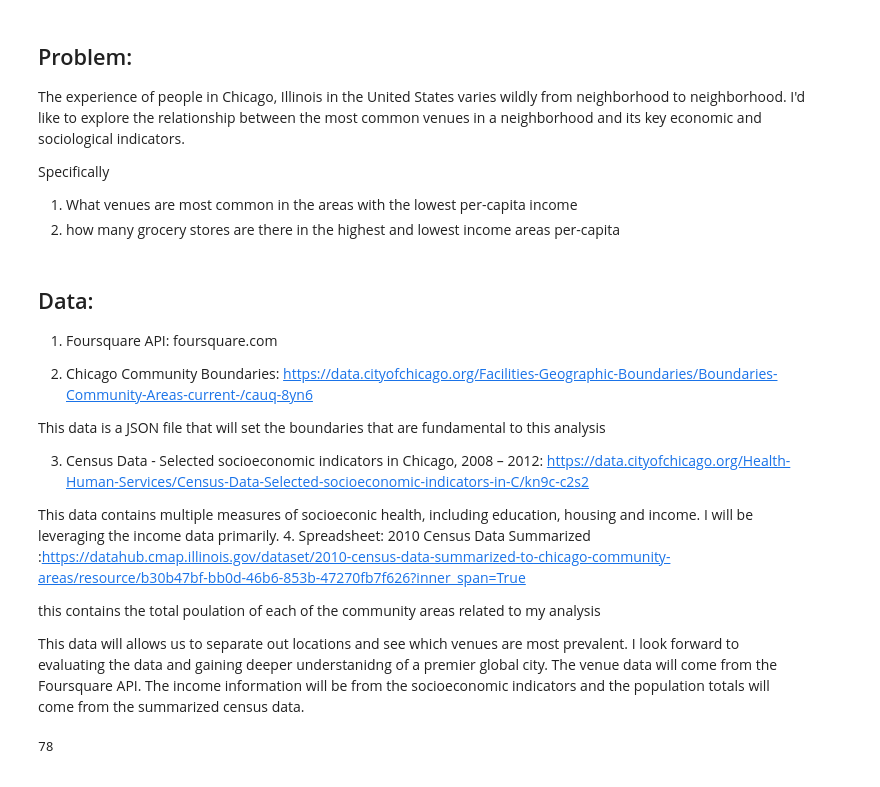
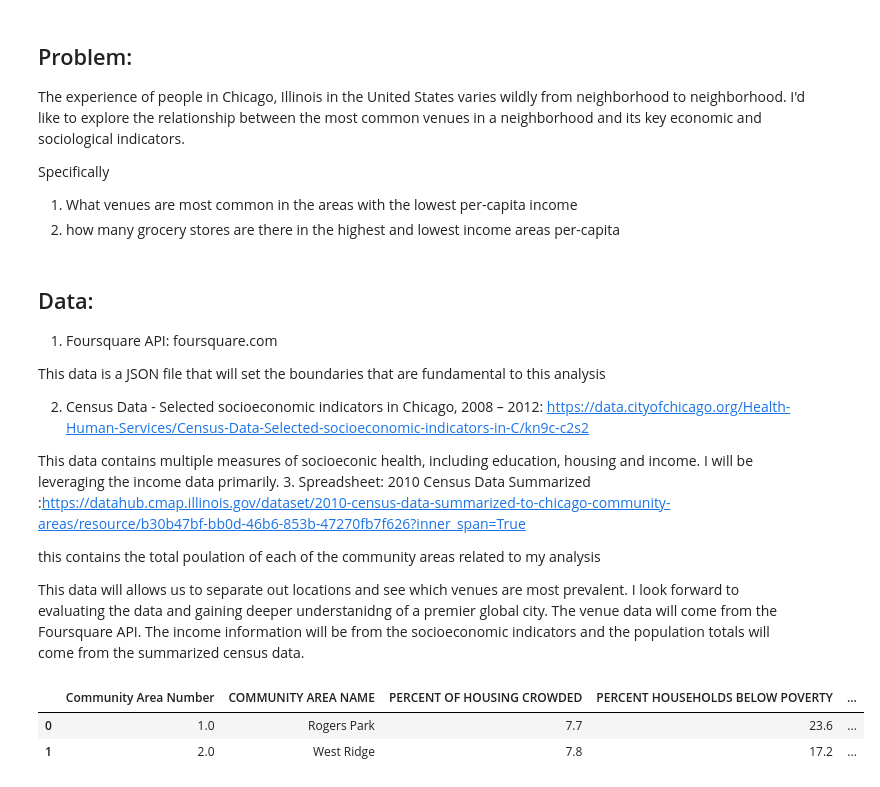
Before and after one commit to scbrown001/Coursera_Capstone, a Jupyter notebook: Data Science Capstone.ipynb, the cells around one changed output. Saved outputs shown, nothing was run; the diff lists cells and outputs as text; code cells hidden in the pictures.

```diff
--- a/Data Science Capstone.ipynb
+++ b/Data Science Capstone.ipynb
@@ -12,14 +12,13 @@ Specifically
 ## Data:
 1. Foursquare API: foursquare.com
 
-2. Chicago Community Boundaries: https://data.cityofchicago.org/Facilities-Geographic-Boundaries/Boundaries-Community-Areas-current-/cauq-8yn6
 
 This data is a JSON file that will set the boundaries that are fundamental to this analysis
 
-3. Census Data - Selected socioeconomic indicators in Chicago, 2008 – 2012: https://data.cityofchicago.org/Health-Human-Services/Census-Data-Selected-socioeconomic-indicators-in-C/kn9c-c2s2
+2. Census Data - Selected socioeconomic indicators in Chicago, 2008 – 2012: https://data.cityofchicago.org/Health-Human-Services/Census-Data-Selected-socioeconomic-indicators-in-C/kn9c-c2s2
 
 This data contains multiple measures of socioeconic health, including education, housing and income. I will be leveraging the income data primarily.
-4. Spreadsheet: 2010 Census Data Summarized :https://datahub.cmap.illinois.gov/dataset/2010-census-data-summarized-to-chicago-community-areas/resource/b30b47bf-bb0d-46b6-853b-47270fb7f626?inner_span=True
+3. Spreadsheet: 2010 Census Data Summarized :https://datahub.cmap.illinois.gov/dataset/2010-census-data-summarized-to-chicago-community-areas/resource/b30b47bf-bb0d-46b6-853b-47270fb7f626?inner_span=True
 
 this contains the total poulation of each of the community areas related to my analysis
 
@@ -38,13 +39,9 @@ from pandas.io.json import json_normalize
 censusData = pd.read_excel('2010_chicago_census.xlsx',header = 1)
 socioData = pd.read_csv('Census_Data_-_Selected_socioeconomic_indicators_in_Chicago__2008___2012.csv')
 Commareas = pd.read_csv('Commareas.csv')
-# %%
-df1 = censusData.copy()
-a=df1['Geog'].copy()
-b=socioData['COMMUNITY AREA NAME'].copy()
-a.sort_values()
-b.sort_values()
-a['Bee'] = b
-len(a)
-# %% [output]
-78
+# %%
+socioData.head(2)
+# %% [output]
+|  | Community Area Number | COMMUNITY AREA NAME | PERCENT OF HOUSING CROWDED | PERCENT HOUSEHOLDS BELOW POVERTY | ... |
+| 0 | 1.0 | Rogers Park | 7.7 | 23.6 | ... |
+| 1 | 2.0 | West Ridge | 7.8 | 17.2 | ... |
```
Also changed, not shown: parts of 21 cells of this notebook.
